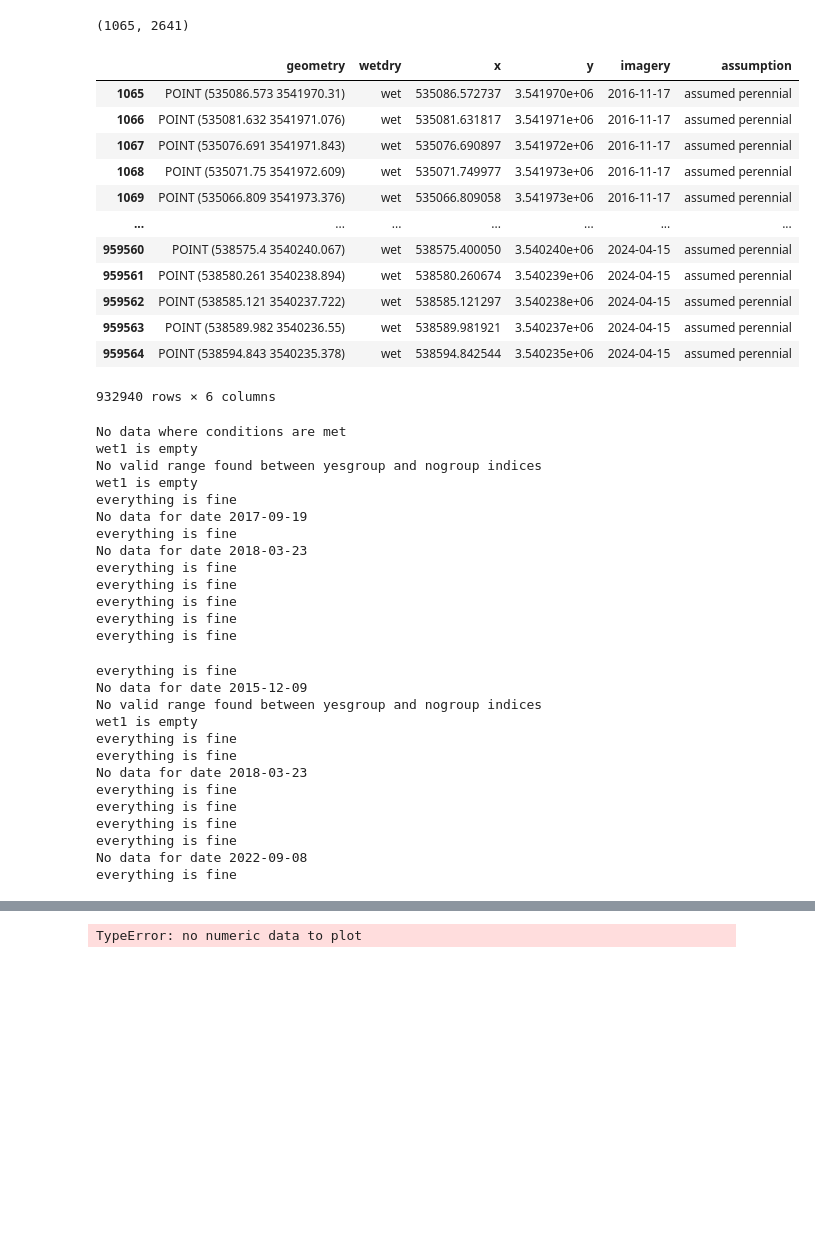
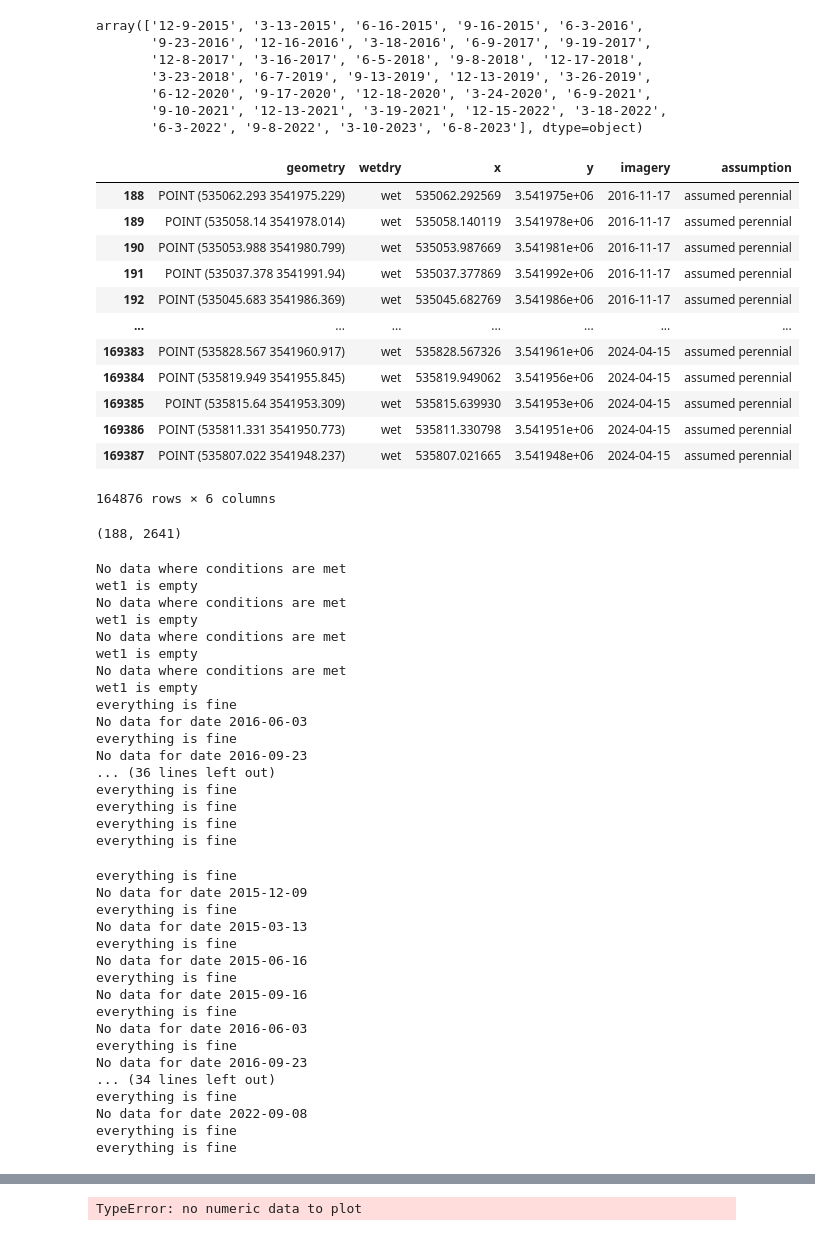
Before and after one commit to lapidesd/SanPedro_wetdry_pilot, a Jupyter notebook: code/Cienega_survey_imagery.ipynb, the cells around one changed output, grey strips where cells are left out. Drawn from its saved outputs; the diff is of its cells as text; code cells hidden in the pictures; blank space fills up the shorter version.

```diff
--- a/code/Cienega_survey_imagery.ipynb
+++ b/code/Cienega_survey_imagery.ipynb
@@ -25,4 +25,4 @@ C_sur_date = C_sur_date.dropna(subset=['Cienega date'])
 C_im_date = C_im_date.dropna(subset=['date'])
 
 C_surveyData = pd.read_csv('../data/Cienega/Cienega_surveyData.csv')
-C_surveyData['Year'] = pd.to_datetime(C_surveyData['Year'])
+# C_surveyData['Year'] = pd.to_datetime(C_surveyData['Year'])
@@ -81,9 +91,11 @@ Ch['Use/not'] = ['use', 'use', 'use', 'use', 'not', 'not', 'use?',
                  'not', 'use', 'use']
 
 
-conditions = (Ch['sum_P'] > 3) | (Ch['Q_diff [%]'] > 8) | (Ch['Use/not'] == 'not')
+# conditions = (Ch['sum_P'] > 3) | (Ch['Q_diff [%]'] > 8) | (Ch['Use/not'] == 'not')
 
-Ch = Ch[~conditions]
+# Ch = Ch[~conditions]
+
+Ch = Ch[(Ch['Use/not']=='use')&(Ch.sum_P<3)&(Ch['Q_diff [%]']<8)]
 
 Ch = Ch.drop(columns=['Use/not'])
 # %%
@@ -115,3 +111,13 @@ gdf
+# %%
+C_surveyData.Year.unique()
+# %% [output]
+array(['12-9-2015', '3-13-2015', '6-16-2015', '9-16-2015', '6-3-2016',
+       '9-23-2016', '12-16-2016', '3-18-2016', '6-9-2017', '9-19-2017',
+       '12-8-2017', '3-16-2017', '6-5-2018', '9-8-2018', '12-17-2018',
+       '3-23-2018', '6-7-2019', '9-13-2019', '12-13-2019', '3-26-2019',
+       '6-12-2020', '9-17-2020', '12-18-2020', '3-24-2020', '6-9-2021',
+       '9-10-2021', '12-13-2021', '3-19-2021', '12-15-2022', '3-18-2022',
+       '6-3-2022', '9-8-2022', '3-10-2023', '6-8-2023'], dtype=object)
 # %%
 # using new data for precipitation
 C_new_hyd = C_hyd.merge(C_precipitation, left_on = 'datetime', right_on = 'day')
@@ -198,46 +204,46 @@ def tolerance(Q_P_data, date, start, adjust, tolerance_p, P_condition = -999, Q_
     else:
         print('No valid range found between yesgroup and nogroup indices')
         return pd.DataFrame()
-# %%
-perennialcount
-len(perennial),len(gdf.groupby('geometry').first())
-# %% [output]
-(1065, 2641)
 # %%
 # assuming perennial reaches
 perennial = pd.DataFrame(gdf[gdf.wetdry=='wet'].groupby('geometry').wetdry.count()).reset_index()#pd.DataFrame(gdf.groupby('geometry')['wetdry'].apply(lambda x: sum(x == 'wet'))).reset_index(drop=False)
 perennialcount = pd.DataFrame(gdf.groupby('geometry')['wetdry'].count()).reset_index(drop=False)
 
 # whichever number is reasonable based on data?
-perennial = perennial[(perennial['wetdry'] == (perennialcount['wetdry']))]
+perennial = perennial[(perennial['wetdry'] >= (perennialcount['wetdry']-2))]
 
 #assume always wet
 perennial = perennial.assign(wetdry = 'wet')
 
 #perennial['geometry'] = perennial['geometry'].apply(wkt.loads)
 gdf_perennial = gpd.GeoDataFrame(perennial, geometry = 'geometry', crs='EPSG:26912')
 gdf_perennial['x'] = gdf_perennial.geometry.x
 gdf_perennial['y'] = gdf_perennial.geometry.y
 
 #making the gdf matching the perennial reaches to all the imagery dates available
 imagery_perennial = pd.concat([gdf_perennial.assign(imagery = date) for date in C_im_date['date']], ignore_index=True)
 imagery_perennial = imagery_perennial[~imagery_perennial['imagery'].isin(Ch['Imagery'])]
 imagery_perennial['assumption'] = len(imagery_perennial)*['assumed perennial']
 imagery_perennial
 # %% [output]
 |  | geometry | wetdry | x | y | imagery | assumption |
-| 1065 | POINT (535086.573 3541970.31) | wet | 535086.572737 | 3.541970e+06 | 2016-11-17 | assumed perennial |
-| 1066 | POINT (535081.632 3541971.076) | wet | 535081.631817 | 3.541971e+06 | 2016-11-17 | assumed perennial |
-| 1067 | POINT (535076.691 3541971.843) | wet | 535076.690897 | 3.541972e+06 | 2016-11-17 | assumed perennial |
-| 1068 | POINT (535071.75 3541972.609) | wet | 535071.749977 | 3.541973e+06 | 2016-11-17 | assumed perennial |
-| 1069 | POINT (535066.809 3541973.376) | wet | 535066.809058 | 3.541973e+06 | 2016-11-17 | assumed perennial |
+| 188 | POINT (535062.293 3541975.229) | wet | 535062.292569 | 3.541975e+06 | 2016-11-17 | assumed perennial |
+| 189 | POINT (535058.14 3541978.014) | wet | 535058.140119 | 3.541978e+06 | 2016-11-17 | assumed perennial |
+| 190 | POINT (535053.988 3541980.799) | wet | 535053.987669 | 3.541981e+06 | 2016-11-17 | assumed perennial |
+| 191 | POINT (535037.378 3541991.94) | wet | 535037.377869 | 3.541992e+06 | 2016-11-17 | assumed perennial |
+| 192 | POINT (535045.683 3541986.369) | wet | 535045.682769 | 3.541986e+06 | 2016-11-17 | assumed perennial |
 | ... | ... | ... | ... | ... | ... | ... |
-| 959560 | POINT (538575.4 3540240.067) | wet | 538575.400050 | 3.540240e+06 | 2024-04-15 | assumed perennial |
-| 959561 | POINT (538580.261 3540238.894) | wet | 538580.260674 | 3.540239e+06 | 2024-04-15 | assumed perennial |
-| 959562 | POINT (538585.121 3540237.722) | wet | 538585.121297 | 3.540238e+06 | 2024-04-15 | assumed perennial |
-| 959563 | POINT (538589.982 3540236.55) | wet | 538589.981921 | 3.540237e+06 | 2024-04-15 | assumed perennial |
-| 959564 | POINT (538594.843 3540235.378) | wet | 538594.842544 | 3.540235e+06 | 2024-04-15 | assumed perennial |
+| 169383 | POINT (535828.567 3541960.917) | wet | 535828.567326 | 3.541961e+06 | 2024-04-15 | assumed perennial |
+| 169384 | POINT (535819.949 3541955.845) | wet | 535819.949062 | 3.541956e+06 | 2024-04-15 | assumed perennial |
+| 169385 | POINT (535815.64 3541953.309) | wet | 535815.639930 | 3.541953e+06 | 2024-04-15 | assumed perennial |
+| 169386 | POINT (535811.331 3541950.773) | wet | 535811.330798 | 3.541951e+06 | 2024-04-15 | assumed perennial |
+| 169387 | POINT (535807.022 3541948.237) | wet | 535807.021665 | 3.541948e+06 | 2024-04-15 | assumed perennial |
-932940 rows × 6 columns
+164876 rows × 6 columns
+# %%
+perennialcount
+len(perennial),len(gdf.groupby('geometry').first())
+# %% [output]
+(188, 2641)
 # %%
 #assuming wet stretches for the dates before
 #assumption is made with 5 % difference in streamflow and for dates before survey when in a recession
@@ -263,7 +269,7 @@ for date in C_surveyData['Year'].unique():
         wet_list.append(wet)
     except:
         if len(wet_im_points)==0:
-            print('No data for date '+ date.strftime('%Y-%m-%d'))
+            print('No data for date '+ pd.to_datetime(date).strftime('%Y-%m-%d'))
         else:
             wet = wet_im_points[0]
             wet_list.append(wet)
@@ -276,17 +282,21 @@ wet_df['assumption'] = len(wet_df)*['assumed wet']
 # %% [output]
 No data where conditions are met
 wet1 is empty
-No valid range found between yesgroup and nogroup indices
+No data where conditions are met
+wet1 is empty
+No data where conditions are met
+wet1 is empty
+No data where conditions are met
 wet1 is empty
 everything is fine
-No data for date 2017-09-19
+No data for date 2016-06-03
 everything is fine
-No data for date 2018-03-23
+No data for date 2016-09-23
+... (36 lines left out)
 everything is fine
 everything is fine
 everything is fine
 everything is fine
-everything is fine
 # %%
 #assuming dry stretches for the dates after
 #assumption is made with 5 % difference in streamflow and for dates after survey when in a recession
@@ -313,7 +323,7 @@ for date in C_surveyData['Year'].unique():
 
     except:
         if len(dry_im_points)==0:
-            print('No data for date '+ date.strftime('%Y-%m-%d'))
+            print('No data for date '+ pd.to_datetime(date).strftime('%Y-%m-%d'))
         else:
             dry = dry_im_points[0]
             dry_list.append(dry)
@@ -326,14 +336,18 @@ dry_df['assumption'] = len(dry_df)*['assumed dry']
 # %% [output]
 everything is fine
 No data for date 2015-12-09
-No valid range found between yesgroup and nogroup indices
-wet1 is empty
 everything is fine
+No data for date 2015-03-13
 everything is fine
-No data for date 2018-03-23
+No data for date 2015-06-16
 everything is fine
+No data for date 2015-09-16
 everything is fine
+No data for date 2016-06-03
 everything is fine
+No data for date 2016-09-23
+... (34 lines left out)
 everything is fine
 No data for date 2022-09-08
 everything is fine
+everything is fine
```
Also changed, not shown: parts of 9 cells of this notebook, 15 other files.
